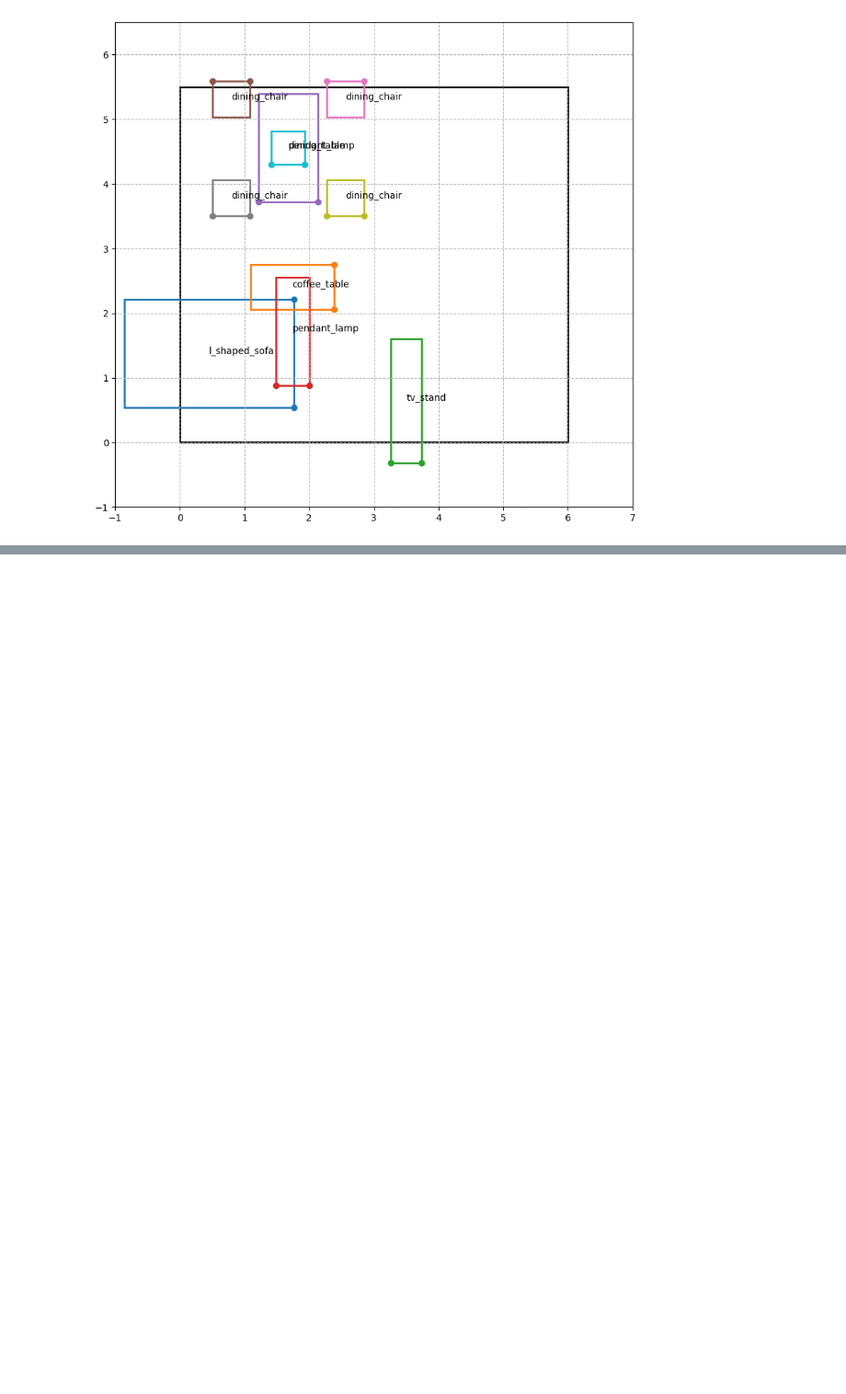
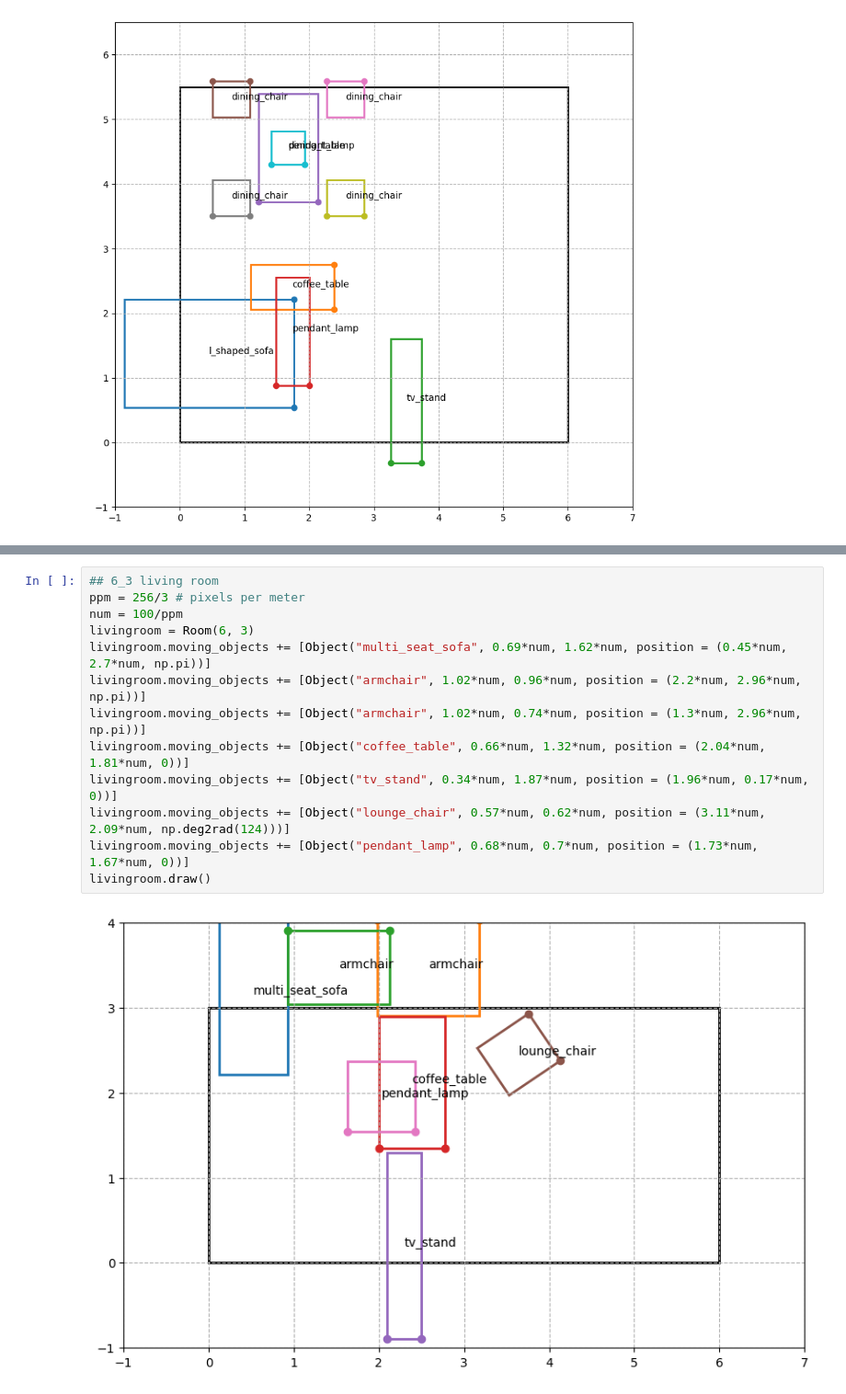
Before and after one commit to gabriellelittle1/MSc-Project, a Jupyter notebook: DSL/VisualizingLayoutGPT.ipynb, the cells around one changed output, grey strips where cells are left out. Shown at 92% size. Cells and saved outputs as stored; diff of their text form; blank space fills up the shorter version.

```diff
--- a/DSL/VisualizingLayoutGPT.ipynb
+++ b/DSL/VisualizingLayoutGPT.ipynb
@@ -180,0 +196,15 @@ livingdining.draw()
+# %%
+## 6_3 living room
+ppm = 256/3 # pixels per meter
+num = 100/ppm
+livingroom = Room(6, 3)
+livingroom.moving_objects += [Object("multi_seat_sofa", 0.69*num, 1.62*num, position = (0.45*num, 2.7*num, np.pi))]
+livingroom.moving_objects += [Object("armchair", 1.02*num, 0.96*num, position = (2.2*num, 2.96*num, np.pi))]
+livingroom.moving_objects += [Object("armchair", 1.02*num, 0.74*num, position = (1.3*num, 2.96*num, np.pi))]
+livingroom.moving_objects += [Object("coffee_table", 0.66*num, 1.32*num, position = (2.04*num, 1.81*num, 0))]
+livingroom.moving_objects += [Object("tv_stand", 0.34*num, 1.87*num, position = (1.96*num, 0.17*num, 0))]
+livingroom.moving_objects += [Object("lounge_chair", 0.57*num, 0.62*num, position = (3.11*num, 2.09*num, np.deg2rad(124)))]
+livingroom.moving_objects += [Object("pendant_lamp", 0.68*num, 0.7*num, position = (1.73*num, 1.67*num, 0))]
+livingroom.draw()
+# %% [output]
+[figure, added]
```
Also changed, not shown: parts of 1 cell of this notebook, 10 other files.
